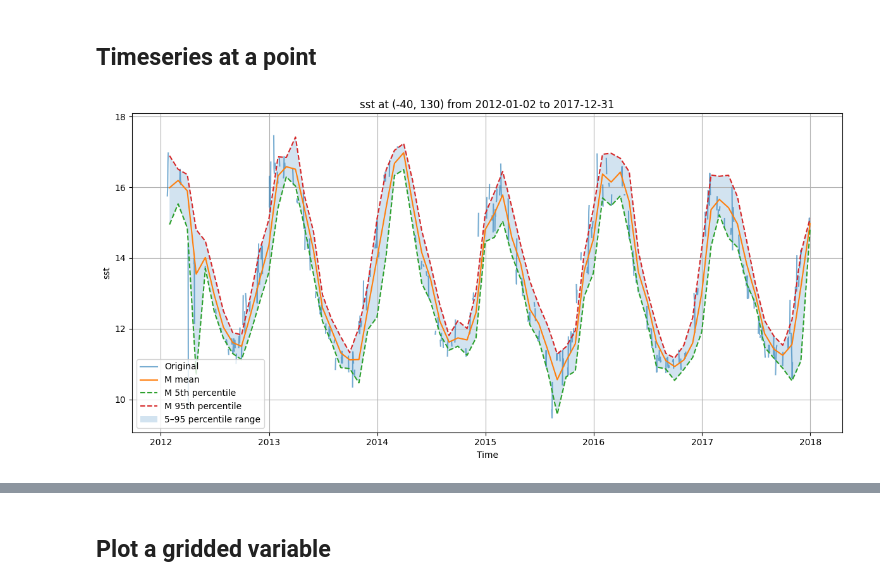
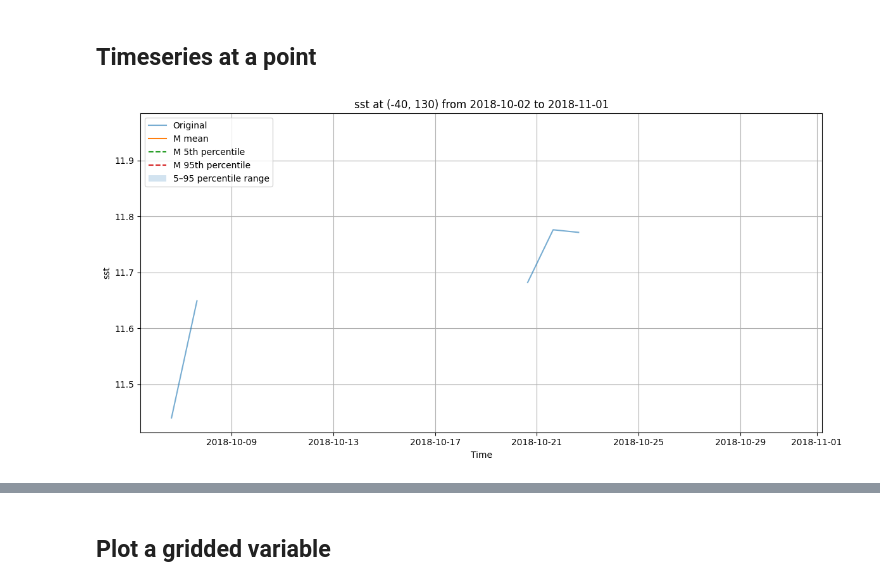
Before and after one commit to aodn/aodn_cloud_optimised, a Jupyter notebook: notebooks/satellite_austemp_sst_8day.ipynb, the cells around one changed output, grey strips where cells are left out. Drawn from its saved outputs; the diff is of its cells as text; code cells hidden in the pictures.

```diff
--- a/notebooks/satellite_austemp_sst_8day.ipynb
+++ b/notebooks/satellite_austemp_sst_8day.ipynb
@@ -77,11 +76,11 @@ aodn_dataset.plot_time_coverage()
 # %%
 %%time
 time_series_df = aodn_dataset.get_timeseries_data(var_name='sst',
                                                   lat=-40,
                                                   lon=130,
-                                                  date_start='2012-01-02',
-                                                  date_end='2017-12-31',
+                                                  date_start='2018-10-02',
+                                                  date_end='2018-11-01',
                                                   lon_name_override="lon",
                                                   lat_name_override="lat").plot_timeseries()
 # %% [output]
-[figure, old version]
+[figure, new version]
```
Also changed, not shown: parts of 7 cells of this notebook, 8 other files.
